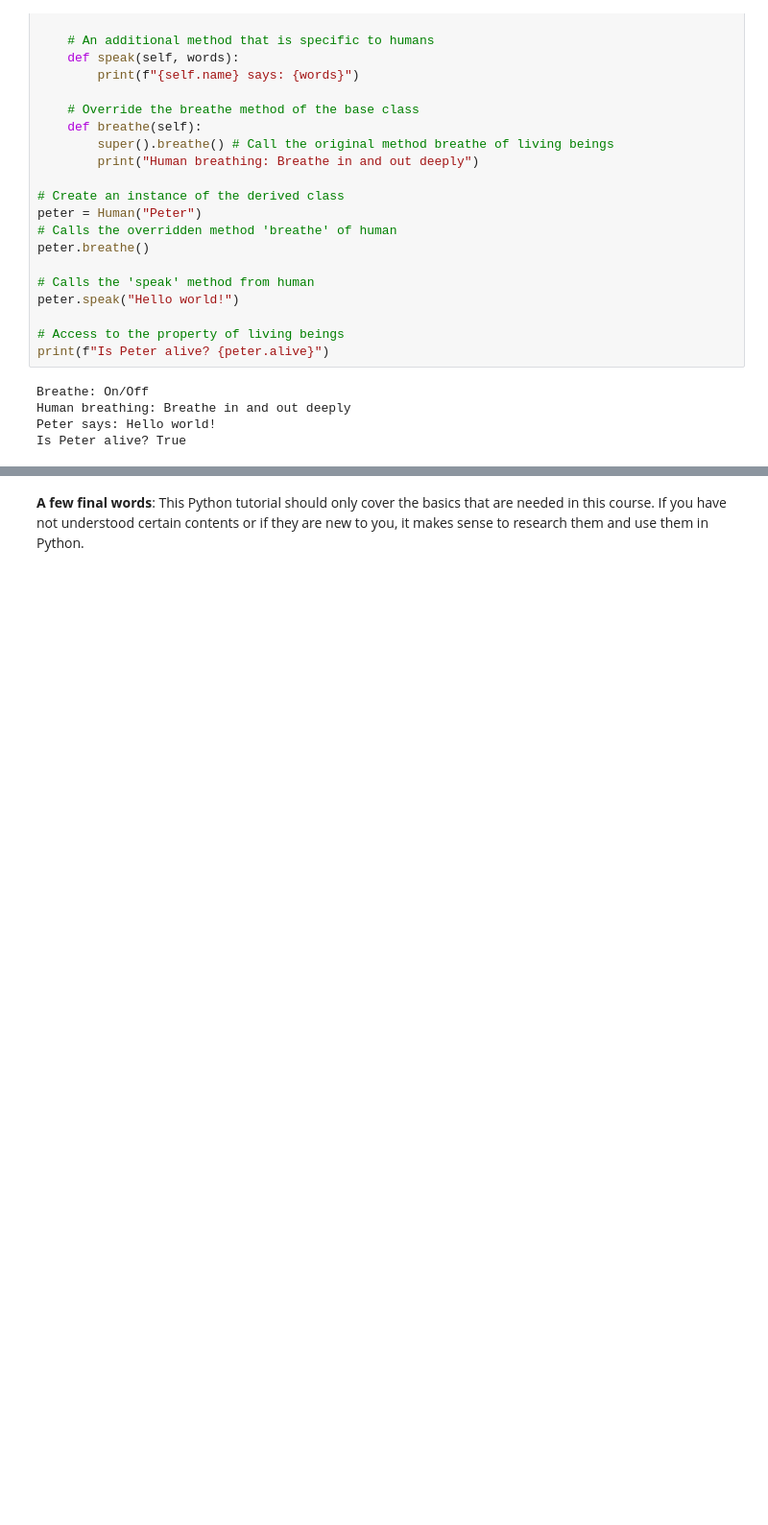
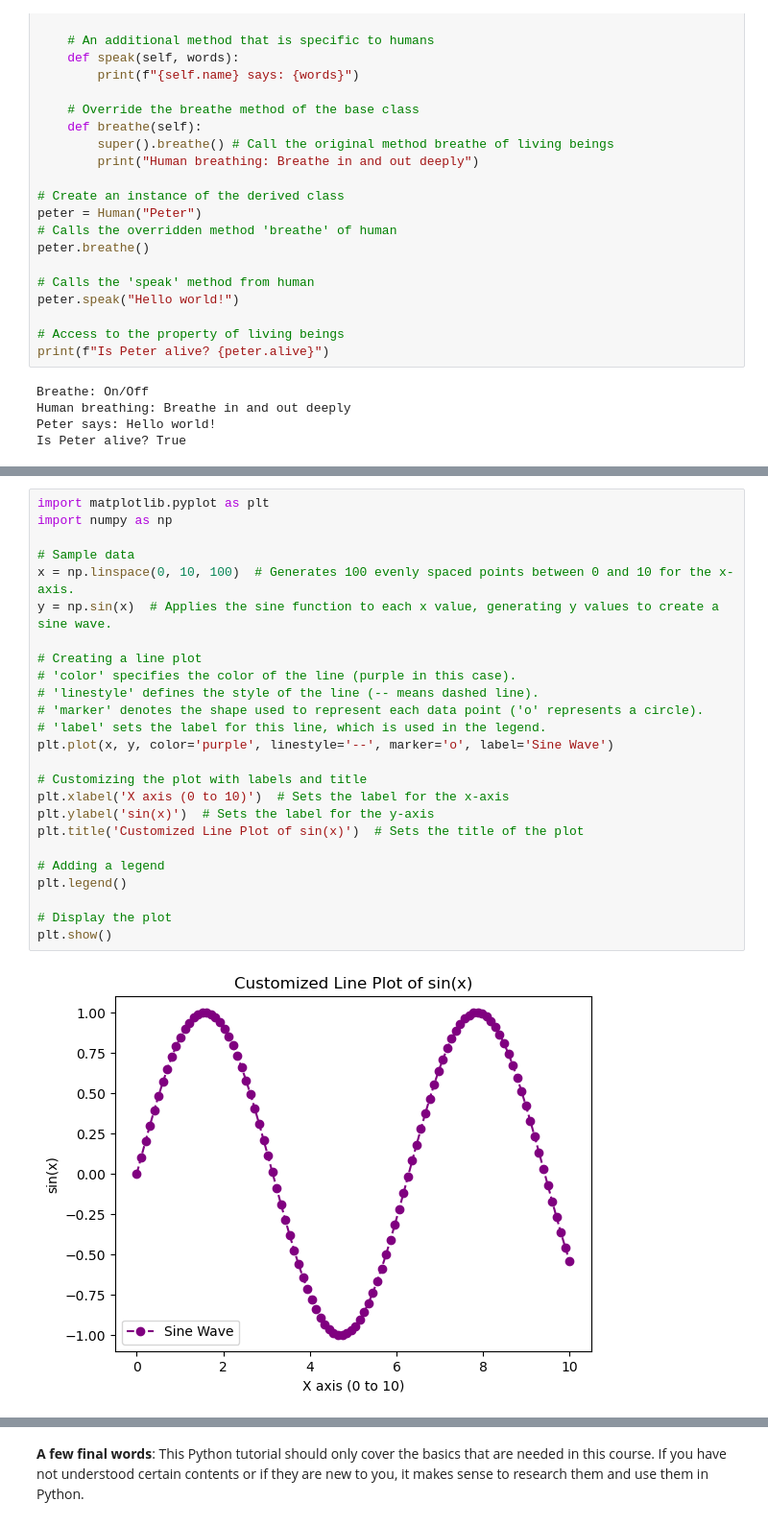
Before and after one commit to Alexander-Kessler/HiWi_Votsmeier, a Jupyter notebook: Python Tutorial.ipynb, the cells around one changed output, grey strips where cells are left out. Shown: that part at 96% size. Saved outputs shown, nothing was run; the diff lists cells and outputs as text; blank space fills up the shorter version.

```diff
--- a/Python Tutorial.ipynb
+++ b/Python Tutorial.ipynb
@@ -336,0 +480,27 @@ Als nächstes Grundlagen in Numpy, Matlab und Pytorch erklären.
+# %%
+import matplotlib.pyplot as plt
+import numpy as np
+
+# Sample data
+x = np.linspace(0, 10, 100)  # Generates 100 evenly spaced points between 0 and 10 for the x-axis.
+y = np.sin(x)  # Applies the sine function to each x value, generating y values to create a sine wave.
+
+# Creating a line plot
+# 'color' specifies the color of the line (purple in this case).
+# 'linestyle' defines the style of the line (-- means dashed line).
+# 'marker' denotes the shape used to represent each data point ('o' represents a circle).
+# 'label' sets the label for this line, which is used in the legend.
+plt.plot(x, y, color='purple', linestyle='--', marker='o', label='Sine Wave')
+
+# Customizing the plot with labels and title
+plt.xlabel('X axis (0 to 10)')  # Sets the label for the x-axis
+plt.ylabel('sin(x)')  # Sets the label for the y-axis
+plt.title('Customized Line Plot of sin(x)')  # Sets the title of the plot
+
+# Adding a legend
+plt.legend()
+
+# Display the plot
+plt.show()
+# %% [output]
+[figure, added]
```
Also changed, not shown: parts of 17 cells of this notebook.
